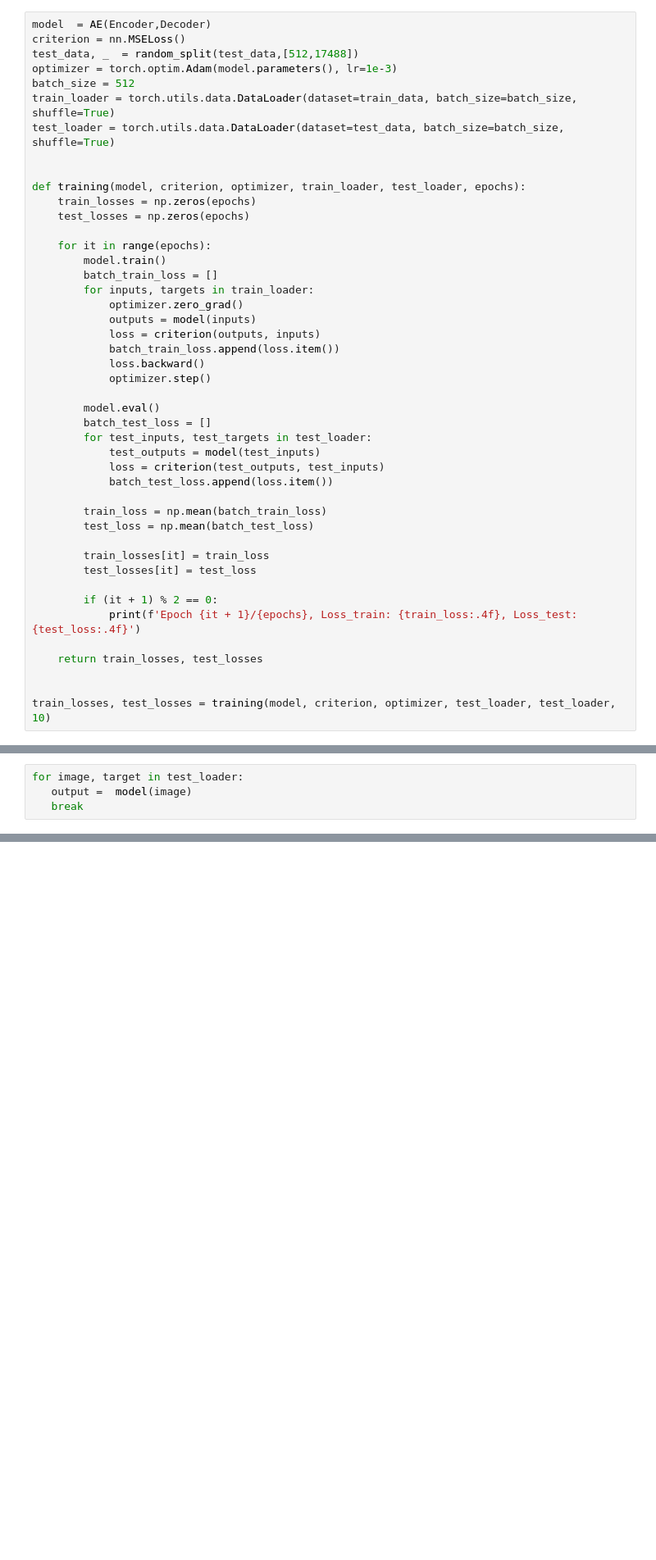
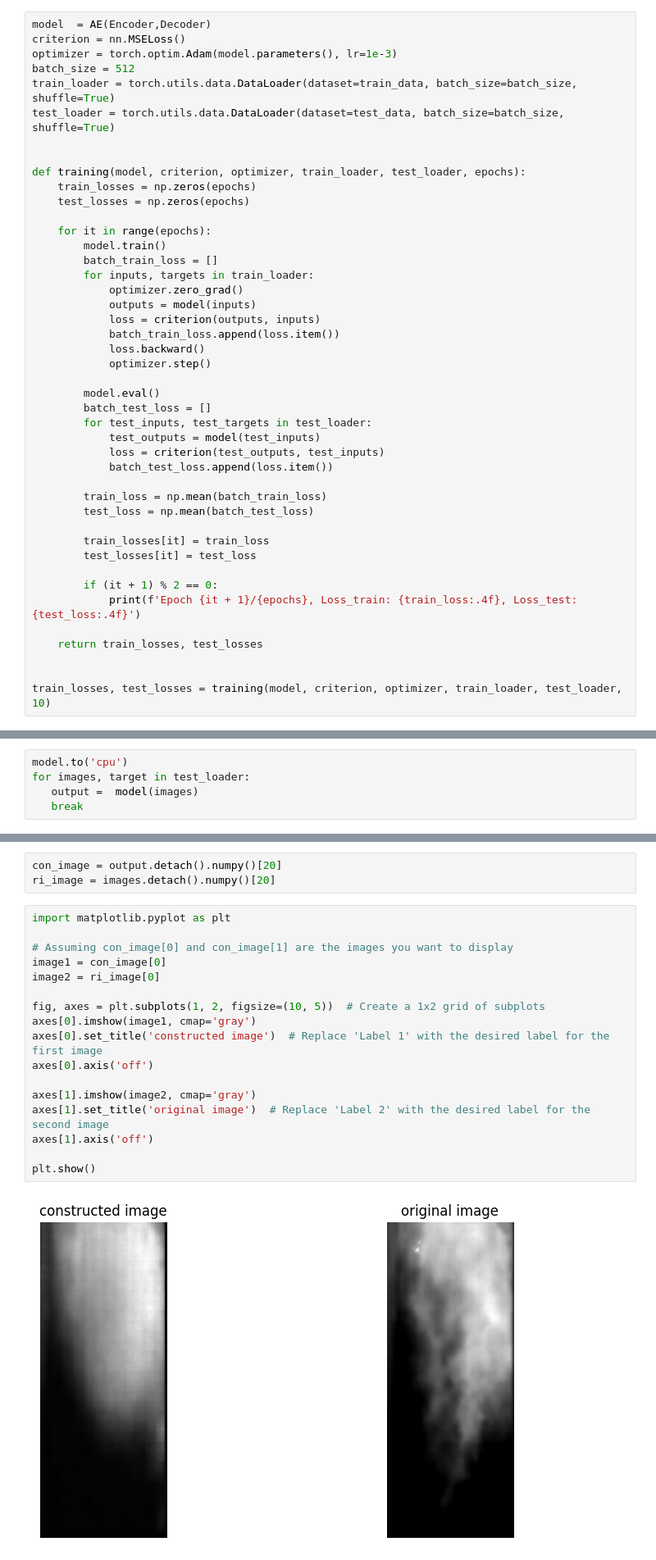
Before and after one commit to MattanTseng/ME_592_HW3, a Jupyter notebook: part2/AE.ipynb, the cells around one changed output, grey strips where cells are left out. Shown at 82% size. Cells and saved outputs as stored; diff of their text form; blank space fills up the shorter version.

```diff
--- a/part2/AE.ipynb
+++ b/part2/AE.ipynb
@@ -104,7 +104,6 @@ class AE(nn.Module):
 # %%
 model  = AE(Encoder,Decoder)
 criterion = nn.MSELoss()
-test_data, _  = random_split(test_data,[512,17488])
 optimizer = torch.optim.Adam(model.parameters(), lr=1e-3)
 batch_size = 512
 train_loader = torch.utils.data.DataLoader(dataset=train_data, batch_size=batch_size, shuffle=True)
@@ -145,4 +144,4 @@ def training(model, criterion, optimizer, train_loader, test_loader, epochs):
     return train_losses, test_losses
 
 
-train_losses, test_losses = training(model, criterion, optimizer, test_loader, test_loader, 10)
+train_losses, test_losses = training(model, criterion, optimizer, train_loader, test_loader, 10)
@@ -156,4 +220,5 @@ plt.show()
 # %%
-for image, target in test_loader:
-   output =  model(image)
+model.to('cpu')
+for images, target in test_loader:
+   output =  model(images)
    break
@@ -172,0 +225,22 @@ plt.show()
+# %%
+con_image = output.detach().numpy()[20]
+ri_image = images.detach().numpy()[20]
+# %%
+import matplotlib.pyplot as plt
+
+# Assuming con_image[0] and con_image[1] are the images you want to display
+image1 = con_image[0]
+image2 = ri_image[0]
+
+fig, axes = plt.subplots(1, 2, figsize=(10, 5))  # Create a 1x2 grid of subplots
+axes[0].imshow(image1, cmap='gray')
+axes[0].set_title('constructed image')  # Replace 'Label 1' with the desired label for the first image
+axes[0].axis('off')
+
+axes[1].imshow(image2, cmap='gray')
+axes[1].set_title('original image')  # Replace 'Label 2' with the desired label for the second image
+axes[1].axis('off')
+
+plt.show()
+# %% [output]
+[figure, added]
```
Also changed, not shown: parts of 8 cells of this notebook, 1 other file.
